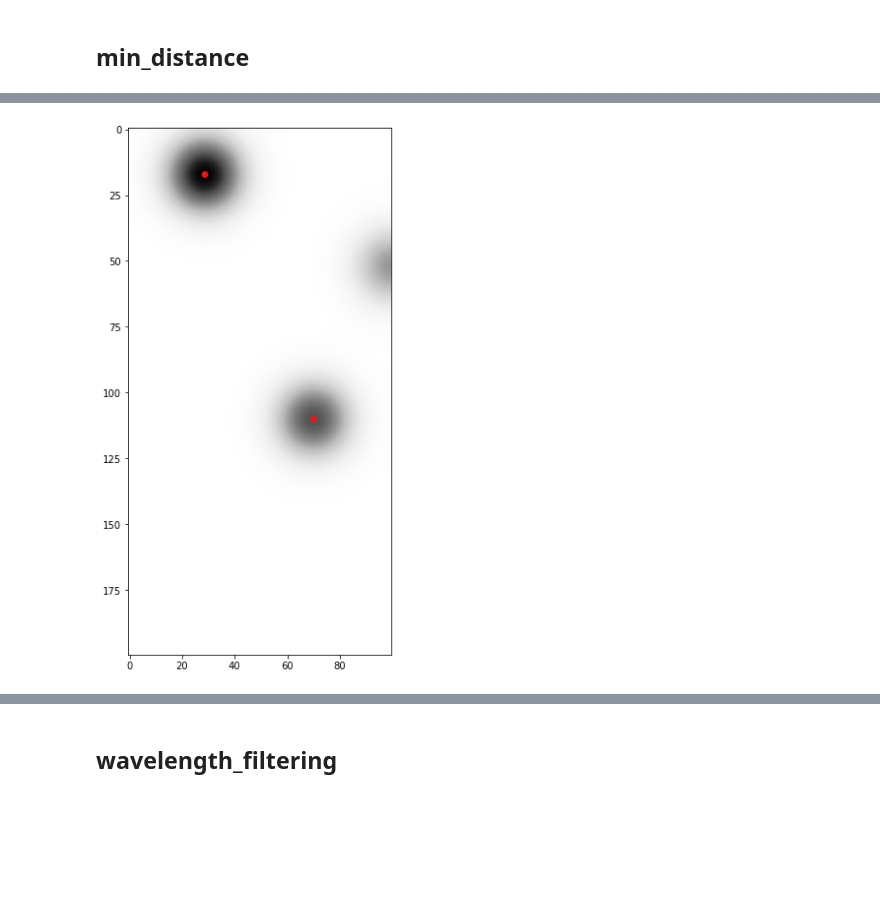
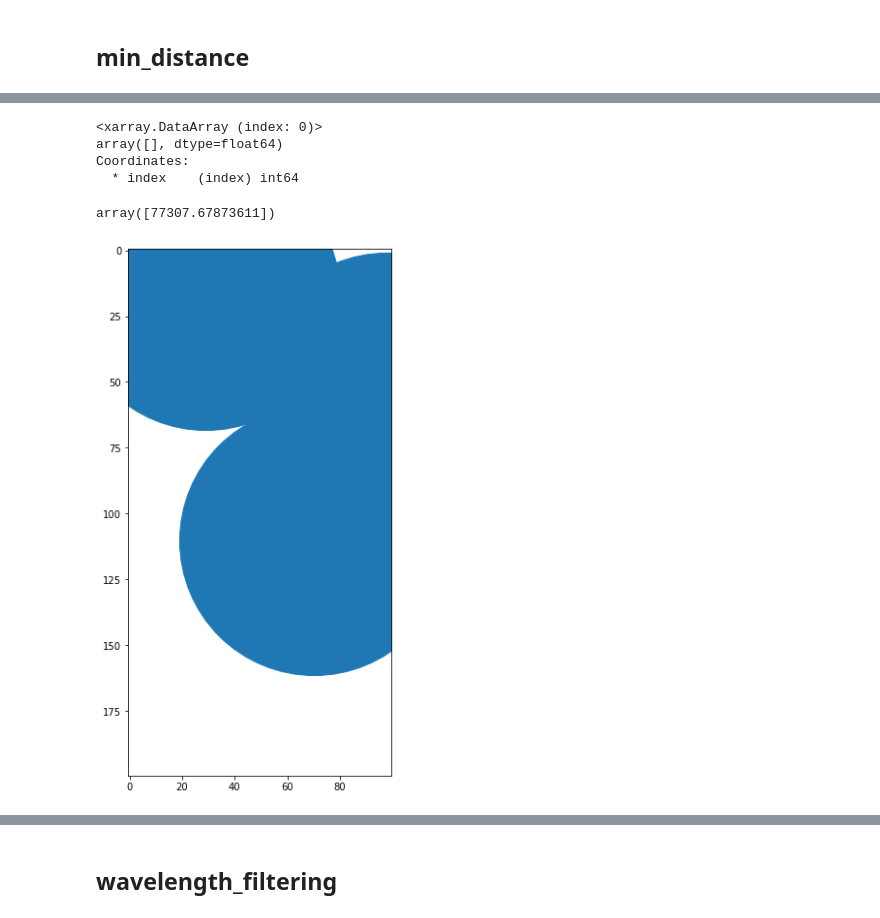
Before and after one commit to tobac-project/tobac-tutorials, a Jupyter notebook: tutorials/Tutorials/features.ipynb, the cells around one changed output, grey strips where cells are left out. Drawn from its saved outputs; the diff is of its cells as text; code cells hidden in the pictures; blank space fills up the shorter version.

Commit message:
n_min_threshold explained

```diff
--- a/tutorials/Tutorials/features.ipynb
+++ b/tutorials/Tutorials/features.ipynb
@@ -385,3 +412,16 @@ Data variables:
+# %%
+np.sqrt((feature_1["projection_x_coordinate"]- feature_2["projection_x_coordinate"])** 2
+            +(feature_1["projection_y_coordinate"]-feature_2["projection_y_coordinate"])** 2)
+# %% [output]
+<xarray.DataArray (index: 0)>
+array([], dtype=float64)
+Coordinates:
+  * index    (index) int64
+# %%
+np.sqrt((feature_1["projection_x_coordinate"].data-feature_2["projection_x_coordinate"].data)**2 +
+    (feature_1["projection_y_coordinate"].data-feature_2["projection_y_coordinate"].data)**2 )
+# %% [output]
+array([77307.67873611])
 # %%
 %%capture
 
@@ -395,9 +435,9 @@ n = 50
 
 mask = features['frame'] == n
 # %%
-
 fig, ax1 = plt.subplots(ncols = 1, figsize = (10, 10))
 ax1.imshow(data.data[50], cmap = 'Greys')
-im1 = ax1.scatter(features.where(mask)['hdim_2'], features.where(mask)['hdim_1'], c = features.where(mask)['threshold_value'], cmap = 'Set1')
+#ax1.plot(features.where(mask)['hdim_2'], features.where(mask)['hdim_1'], marker = 'x', linestyle = '', color = 'green')
+im1 = ax1.scatter(features.where(mask)['hdim_2'], features.where(mask)['hdim_1'], s = 77307)
 # %% [output]
-[figure, old version]
+[figure, new version]
```
Also changed, not shown: parts of 25 cells of this notebook, 1 other file.
